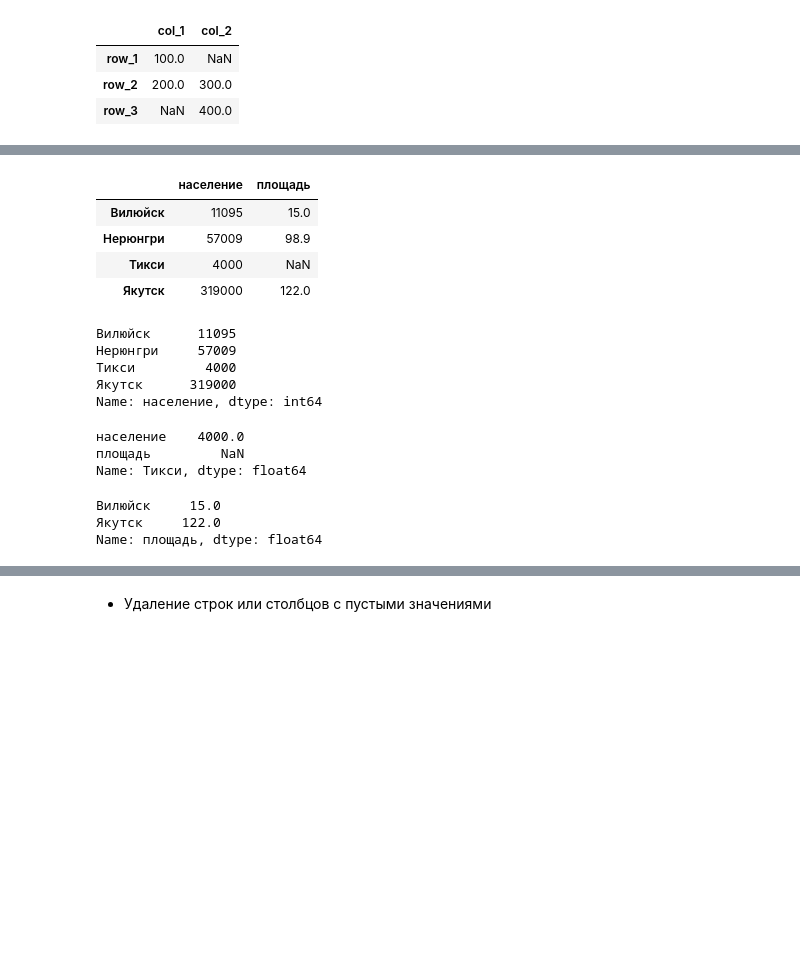
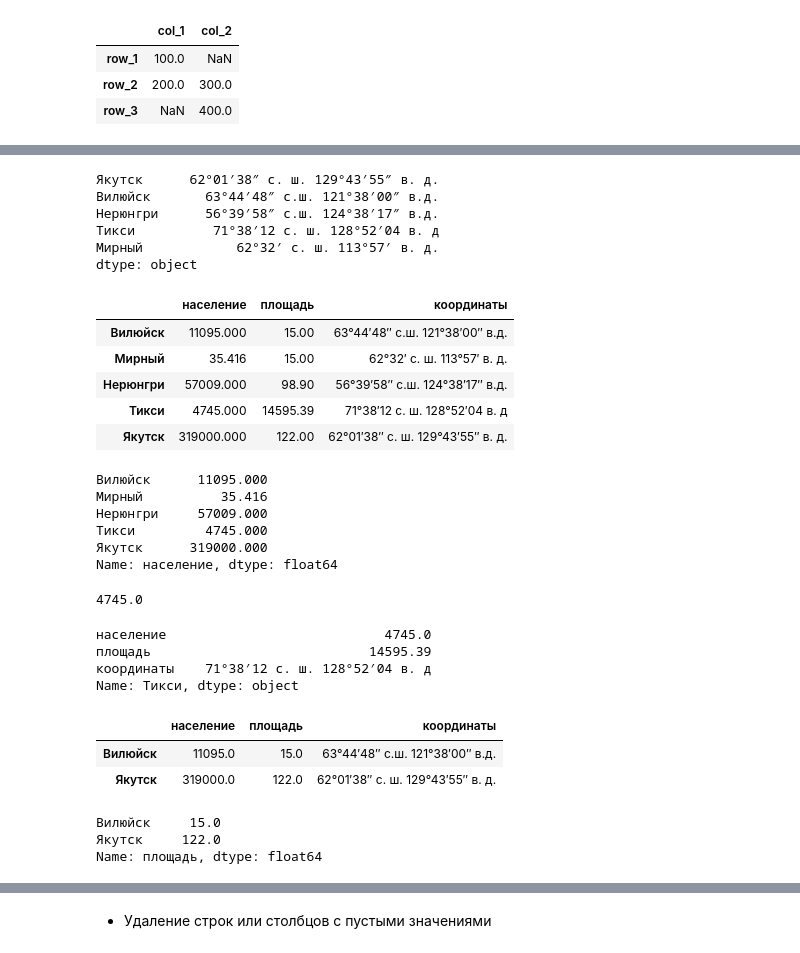
Before and after one commit to Aysen23/Altan_python, a Jupyter notebook: 2.analytics/4.Pandas.ipynb, the cells around one changed output, grey strips where cells are left out. Cells and saved outputs as stored; diff of their text form; code cells hidden in the pictures; blank space fills up the shorter version.

Commit message:
added "Мирный", "координаты", "площадь Тикси".

```diff
--- a/2.analytics/4.Pandas.ipynb
+++ b/2.analytics/4.Pandas.ipynb
@@ -165,7 +166,7 @@ pop_data[:"Нерюнгри"]
 dtype: int64
 # %%
 # новые строки можно добавлять с использованием словарного синтаксиса
-pop_data["Тикси"] = 4000
+pop_data["Тикси"] = 4745
 pop_data
 # %% [output]
 Якутск      319000
@@ -175 +176,4 @@ pop_data
 dtype: int64
+# %%
+pop_data["Мирный"] = 35.416
+pop_data
@@ -198,7 +209,9 @@ pd.DataFrame(data_dict)
 area_data = pd.Series({
     "Якутск": 122,
     "Вилюйск": 15,
-    "Нерюнгри": 98.9
+    "Нерюнгри": 98.9,
+    "Тикси": 14595.39,
+    "Мирный": 15
 })
 area_data
 # %% [output]
@@ -208,42 +223,72 @@ area_data
 dtype: float64
+# %%
+coor_data = pd.Series({
+    "Якутск": "62°01′38″ с. ш. 129°43′55″ в. д.",
+    "Вилюйск": "63°44′48″ с.ш. 121°38′00″ в.д.",
+    "Нерюнгри": "56°39′58″ с.ш. 124°38′17″ в.д.",
+    "Тикси": "71°38′12 с. ш. 128°52′04 в. д",
+    "Мирный": "62°32′ с. ш. 113°57′ в. д."
+})
+coor_data
+# %% [output]
+Якутск      62°01′38″ с. ш. 129°43′55″ в. д.
+Вилюйск       63°44′48″ с.ш. 121°38′00″ в.д.
+Нерюнгри      56°39′58″ с.ш. 124°38′17″ в.д.
+Тикси          71°38′12 с. ш. 128°52′04 в. д
+Мирный            62°32′ с. ш. 113°57′ в. д.
+dtype: object
 # %%
 cities_data = pd.DataFrame({
     "население": pop_data,
-    "площадь": area_data
+    "площадь": area_data,
+    "координаты": coor_data
 })
 cities_data
 # %% [output]
-|  | население | площадь |
-| Вилюйск | 11095 | 15.0 |
-| Нерюнгри | 57009 | 98.9 |
-| Тикси | 4000 | NaN |
-| Якутск | 319000 | 122.0 |
+|  | население | площадь | координаты |
+| Вилюйск | 11095.000 | 15.00 | 63°44′48″ с.ш. 121°38′00″ в.д. |
+| Мирный | 35.416 | 15.00 | 62°32′ с. ш. 113°57′ в. д. |
+| Нерюнгри | 57009.000 | 98.90 | 56°39′58″ с.ш. 124°38′17″ в.д. |
+| Тикси | 4745.000 | 14595.39 | 71°38′12 с. ш. 128°52′04 в. д |
+| Якутск | 319000.000 | 122.00 | 62°01′38″ с. ш. 129°43′55″ в. д. |
 # %%
-# DataFrame можно рассматривать как специализированный словарь
+# DataFrame можно рассматривать как специализированный словарь,
 # содержащий Series-объекты
 cities_data["население"]
 # %% [output]
-Вилюйск      11095
-Нерюнгри     57009
-Тикси         4000
-Якутск      319000
-Name: население, dtype: int64
+Вилюйск      11095.000
+Мирный          35.416
+Нерюнгри     57009.000
+Тикси         4745.000
+Якутск      319000.000
+Name: население, dtype: float64
+# %%
+cities_data["население"]["Тикси"]
+# %% [output]
+4745.0
 # %%
 # извлечение строки по явному индексу
 # применяется атрибут-индексатор
 # [индексация строк, индексация столбцов]
 cities_data.loc["Тикси", :]
 # %% [output]
-население    4000.0
-площадь         NaN
-Name: Тикси, dtype: float64
+население                            4745.0
+площадь                            14595.39
+координаты    71°38′12 с. ш. 128°52′04 в. д
+Name: Тикси, dtype: object
 # %%
 # комбинация прихотливой индексации и среза
-cities_data.loc[["Вилюйск", "Якутск"], "площадь"]
+cities_data.loc[["Вилюйск", "Якутск"], :]
 # %% [output]
-Вилюйск     15.0
-Якутск     122.0
-Name: площадь, dtype: float64
+|  | население | площадь | координаты |
+| Вилюйск | 11095.0 | 15.0 | 63°44′48″ с.ш. 121°38′00″ в.д. |
+| Якутск | 319000.0 | 122.0 | 62°01′38″ с. ш. 129°43′55″ в. д. |
+# %%
+cities_data.loc[["Вилюйск", "Якутск"], "площадь"]
+# %% [output]
+Вилюйск     15.0
+Якутск     122.0
+Name: площадь, dtype: float64
 # %%
 # неявеые индексы
 # нужен атрибут-индексатор iloc
```
Also changed, not shown: parts of 19 cells of this notebook.
